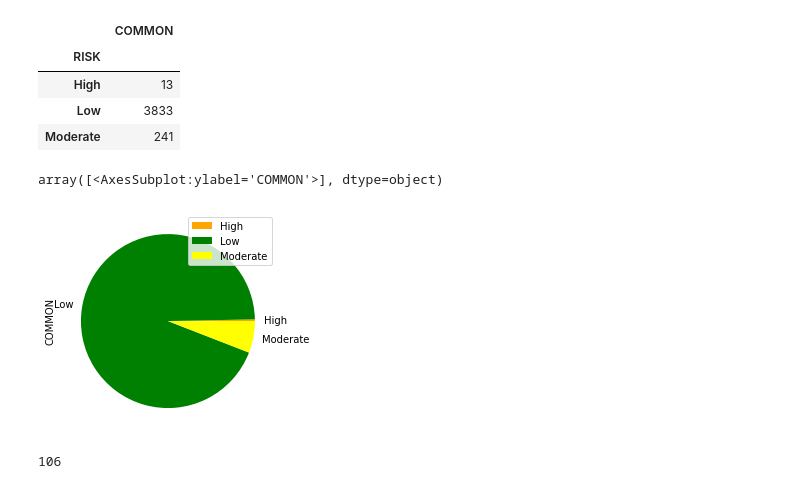
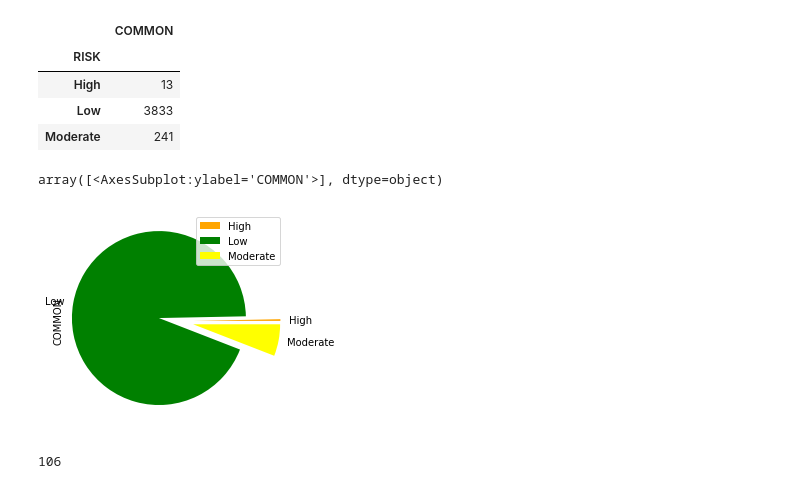
Before and after one commit to keerthiballa/DataEngineering.Labs.CityOfNewarkDETreeSurvey, a Jupyter notebook: newark_de_tree_survey.ipynb, the cells around one changed output. Saved outputs shown, nothing was run; the diff lists cells and outputs as text; code cells hidden in the pictures.

```diff
--- a/newark_de_tree_survey.ipynb
+++ b/newark_de_tree_survey.ipynb
@@ -229,10 +229,10 @@ new_df_pie
 color_names = pd.Series(['Orange','Green','Yellow'])
 # %%
 # Plot the pie chart here
-new_df_pie.plot.pie(subplots = True,colors=color_names)
+new_df_pie.plot.pie(subplots = True,colors=color_names, explode = [.2,.2,.2])
 # %% [output]
 array([<AxesSubplot:ylabel='COMMON'>], dtype=object)
-[figure, old version]
+[figure, new version]
 # %%
 # How many entries have missing values for the RISK attribute? Why are these values missing?
 len(new_df.index)-new_df_pie['COMMON'].sum()
```
Also changed, not shown: parts of 2 cells of this notebook.
